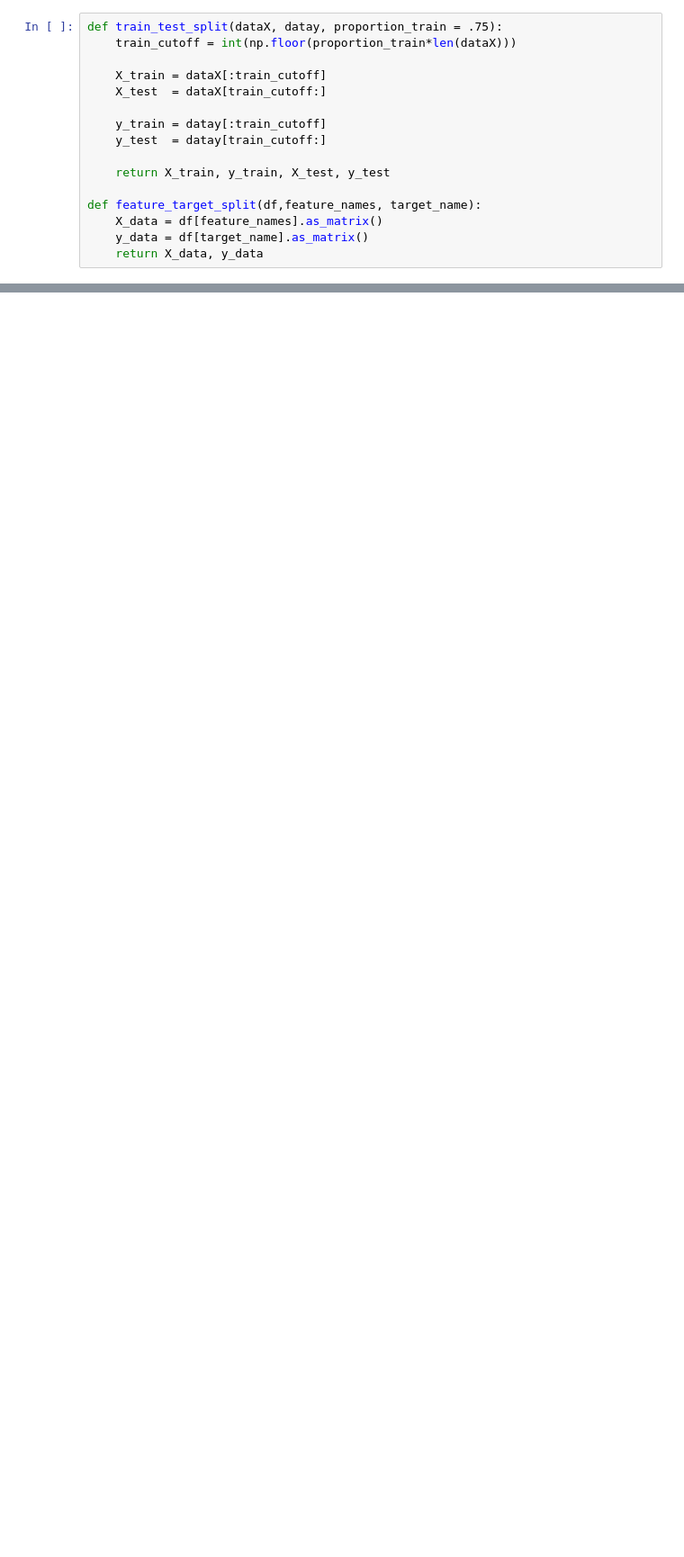
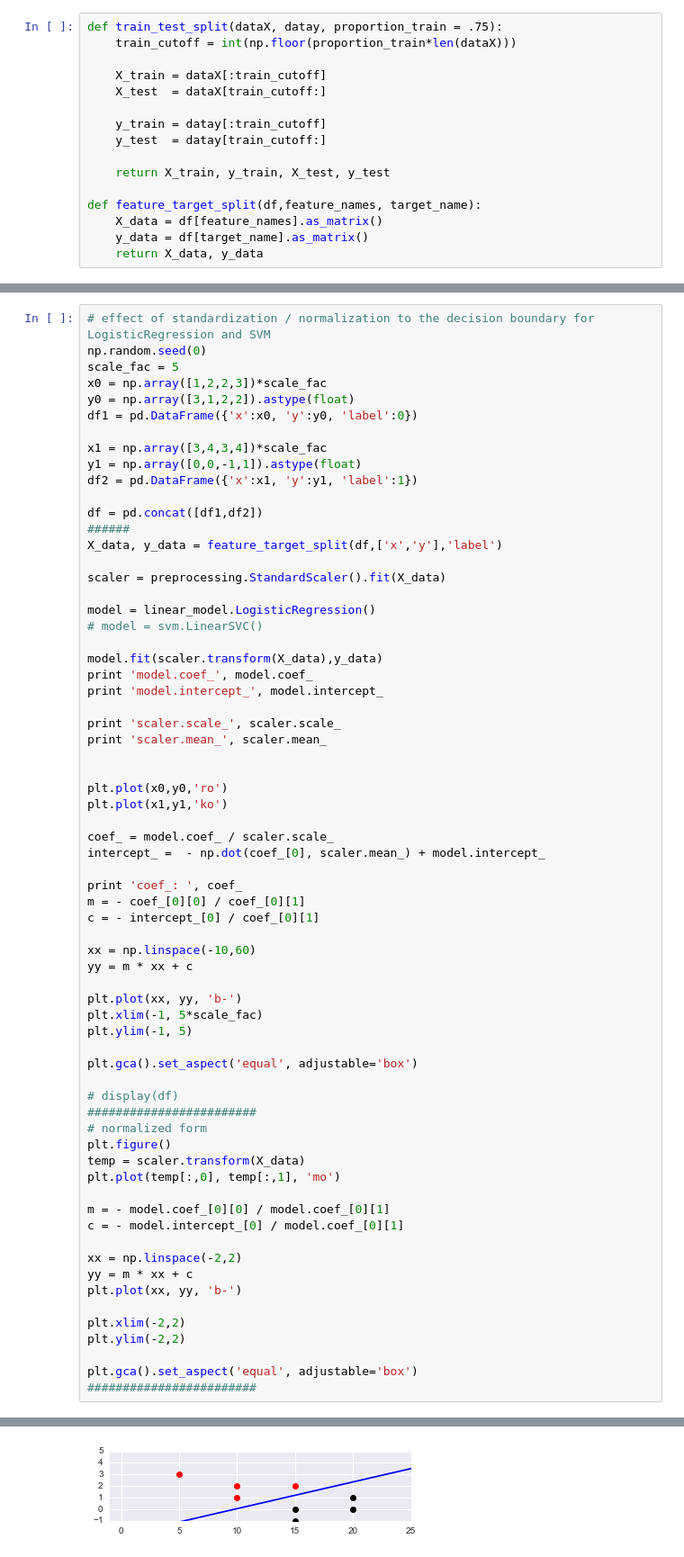
Before and after one commit to sidazhou/ipython_notes, a Jupyter notebook: testing.ipynb, the cells around one changed output, grey strips where cells are left out. Shown: that part at 90% size. Saved outputs shown, nothing was run; the diff lists cells and outputs as text; blank space fills up the shorter version.

```diff
--- a/testing.ipynb
+++ b/testing.ipynb
@@ -80,0 +118,68 @@ plt.gca().set_aspect('equal', adjustable='box')
+# %%
+# effect of standardization / normalization to the decision boundary for LogisticRegression and SVM
+np.random.seed(0)
+scale_fac = 5
+x0 = np.array([1,2,2,3])*scale_fac
+y0 = np.array([3,1,2,2]).astype(float)
+df1 = pd.DataFrame({'x':x0, 'y':y0, 'label':0})
+
+x1 = np.array([3,4,3,4])*scale_fac
+y1 = np.array([0,0,-1,1]).astype(float)
+df2 = pd.DataFrame({'x':x1, 'y':y1, 'label':1})
+
+df = pd.concat([df1,df2])
+######
+X_data, y_data = feature_target_split(df,['x','y'],'label')
+
+scaler = preprocessing.StandardScaler().fit(X_data)
+
+model = linear_model.LogisticRegression()
+# model = svm.LinearSVC()
+
+model.fit(scaler.transform(X_data),y_data)
+print 'model.coef_', model.coef_
+print 'model.intercept_', model.intercept_
+
+print 'scaler.scale_', scaler.scale_
+print 'scaler.mean_', scaler.mean_
+
+
+plt.plot(x0,y0,'ro')
+plt.plot(x1,y1,'ko')
+
+coef_ = model.coef_ / scaler.scale_
+intercept_ =  - np.dot(coef_[0], scaler.mean_) + model.intercept_
+
+print 'coef_: ', coef_
+m = - coef_[0][0] / coef_[0][1]
+c = - intercept_[0] / coef_[0][1]
+
+xx = np.linspace(-10,60)
+yy = m * xx + c
+
+plt.plot(xx, yy, 'b-')
+plt.xlim(-1, 5*scale_fac)
+plt.ylim(-1, 5)
+
+plt.gca().set_aspect('equal', adjustable='box')
+
+# display(df)
+########################
+# normalized form
+plt.figure()
+temp = scaler.transform(X_data)
+plt.plot(temp[:,0], temp[:,1], 'mo')
+
+m = - model.coef_[0][0] / model.coef_[0][1]
+c = - model.intercept_[0] / model.coef_[0][1]
+
+xx = np.linspace(-2,2)
+yy = m * xx + c
+plt.plot(xx, yy, 'b-')
+
+plt.xlim(-2,2)
+plt.ylim(-2,2)
+
+plt.gca().set_aspect('equal', adjustable='box')
+########################
+# %% [output]
@@ -80,0 +191 @@ plt.gca().set_aspect('equal', adjustable='box')
+[figure, added]
```
Also changed, not shown: parts of 7 cells of this notebook, 1 other file.
